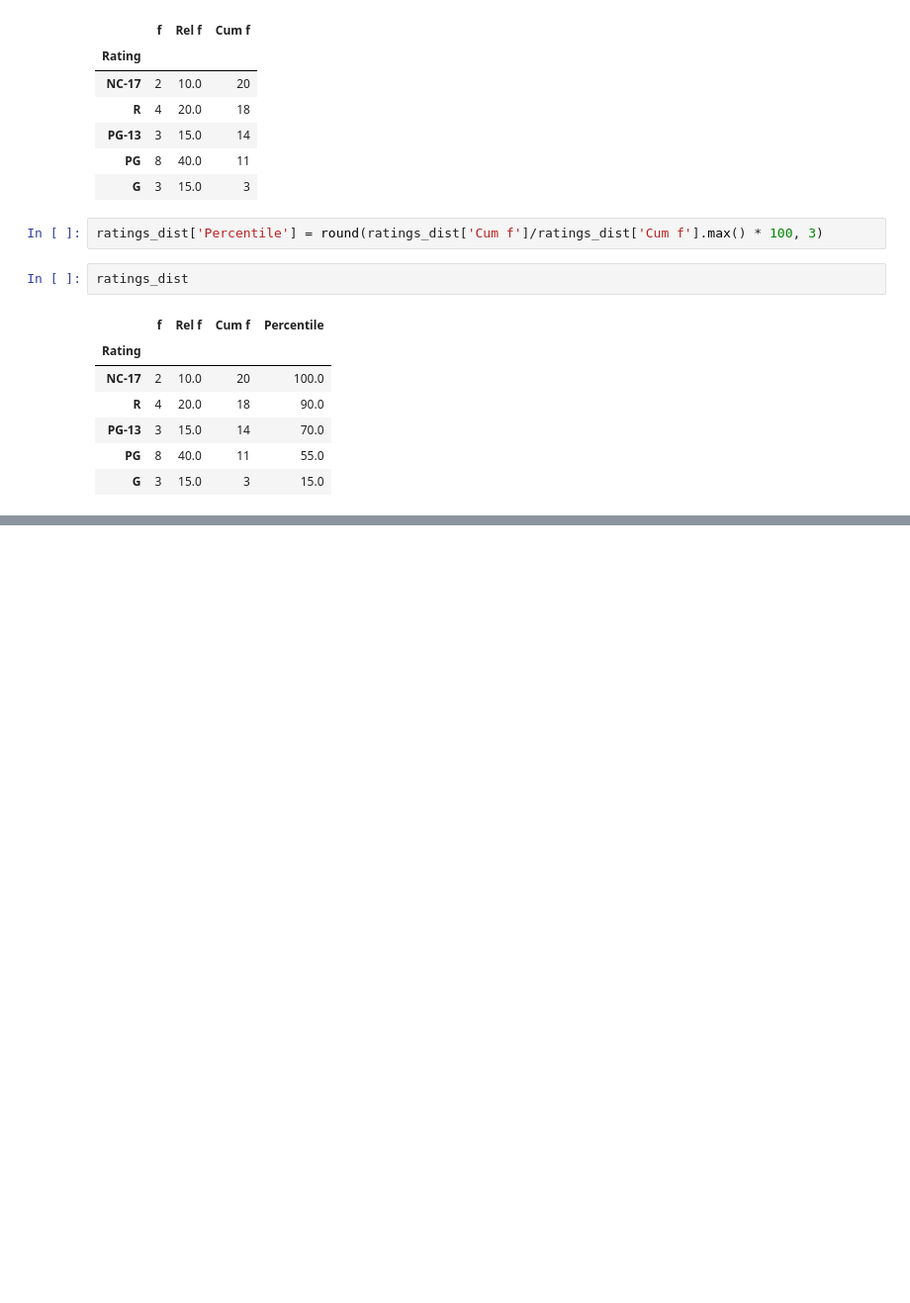
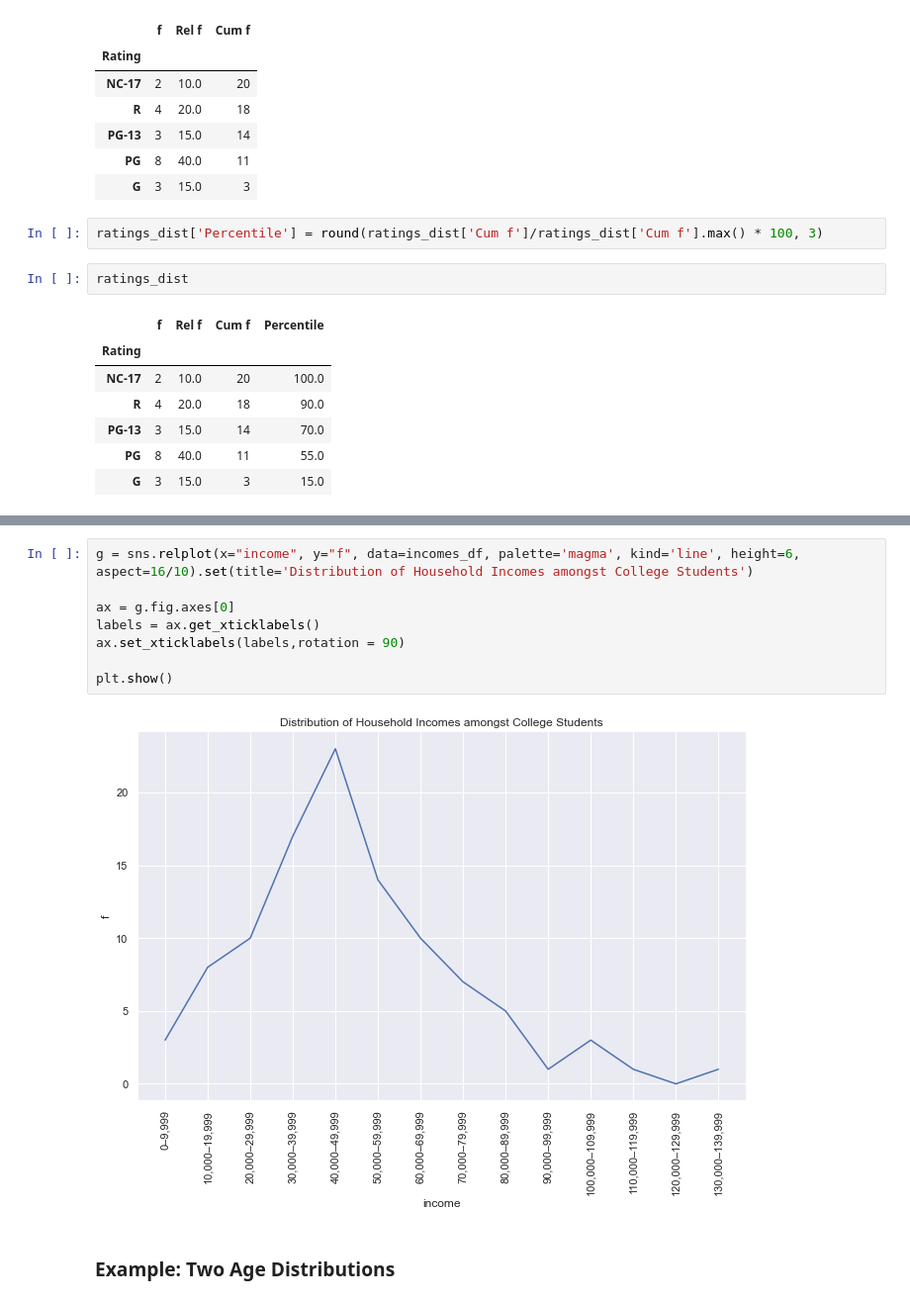
Before and after one commit to ramiz-rahman/Statistics, a Jupyter notebook: 01_frequency_distributions_and_graphs.ipynb, the cells around one changed output, grey strips where cells are left out. Shown: that part at 99% size. Saved outputs shown, nothing was run; the diff lists cells and outputs as text; blank space fills up the shorter version.

```diff
--- a/01_frequency_distributions_and_graphs.ipynb
+++ b/01_frequency_distributions_and_graphs.ipynb
@@ -417,0 +524,12 @@ ratings_dist
+# %%
+g = sns.relplot(x="income", y="f", data=incomes_df, palette='magma', kind='line', height=6, aspect=16/10).set(title='Distribution of Household Incomes amongst College Students')
+
+ax = g.fig.axes[0]
+labels = ax.get_xticklabels()
+ax.set_xticklabels(labels,rotation = 90)
+
+plt.show()
+# %% [output]
+[figure, added]
+# %% [markdown]
+### Example: Two Age Distributions
```
Also changed, not shown: parts of 17 cells of this notebook.
